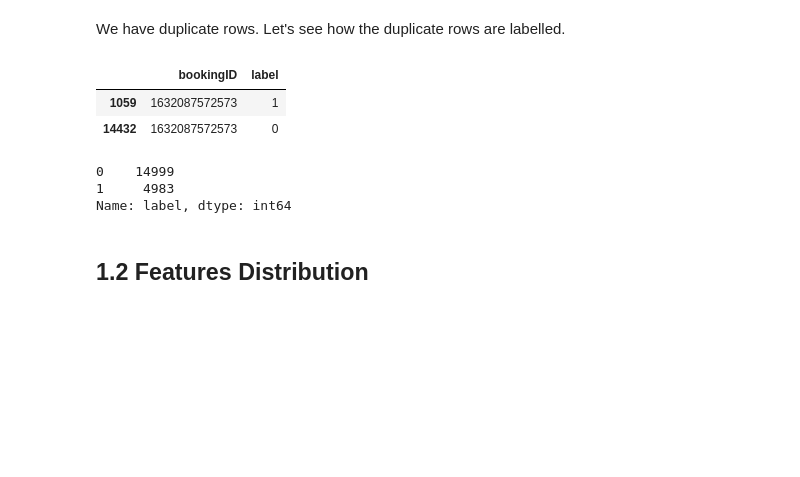
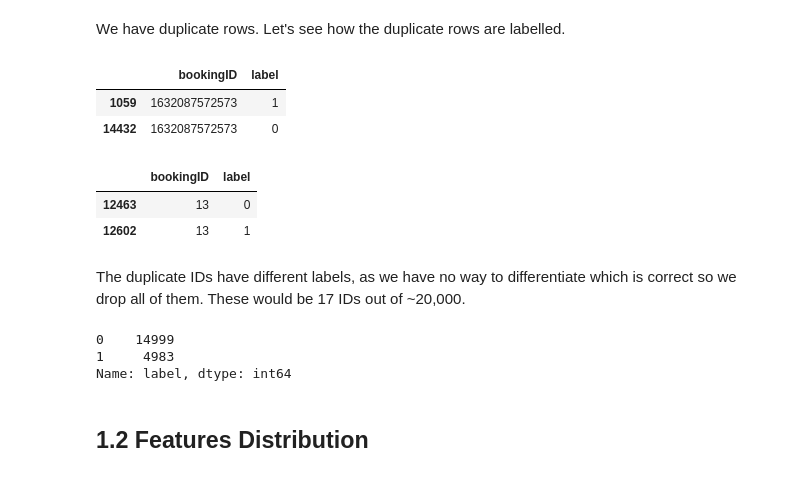
Before and after one commit to angshenting/grab-safety, a Jupyter notebook: Safety.ipynb, the cells around one changed output. Cells and saved outputs as stored; diff of their text form; code cells hidden in the pictures; blank space fills up the shorter version.

```diff
--- a/Safety.ipynb
+++ b/Safety.ipynb
@@ -49,6 +49,14 @@ labels_df[labels_df['bookingID']==1632087572573]
 |  | bookingID | label |
 | 1059 | 1632087572573 | 1 |
 | 14432 | 1632087572573 | 0 |
+# %%
+labels_df[labels_df['bookingID']==13]
+# %% [output]
+|  | bookingID | label |
+| 12463 | 13 | 0 |
+| 12602 | 13 | 1 |
+# %% [markdown]
+The duplicate IDs have different labels, as we have no way to differentiate which is correct so we drop all of them. These would be 17 IDs out of ~20,000.
 # %%
 labels_df.drop_duplicates(subset=['bookingID'], keep=False, inplace=True)
 # %%
```
Also changed, not shown: parts of 26 cells of this notebook.
